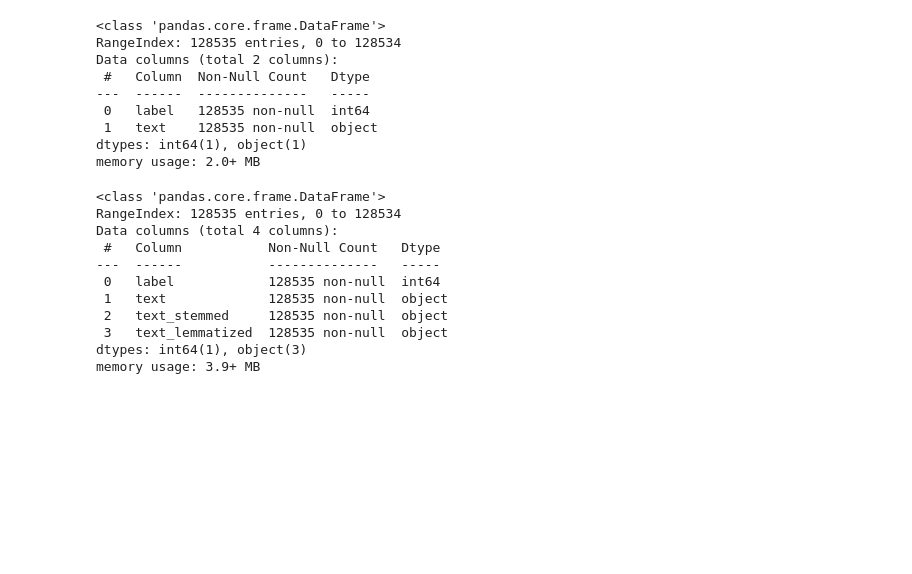
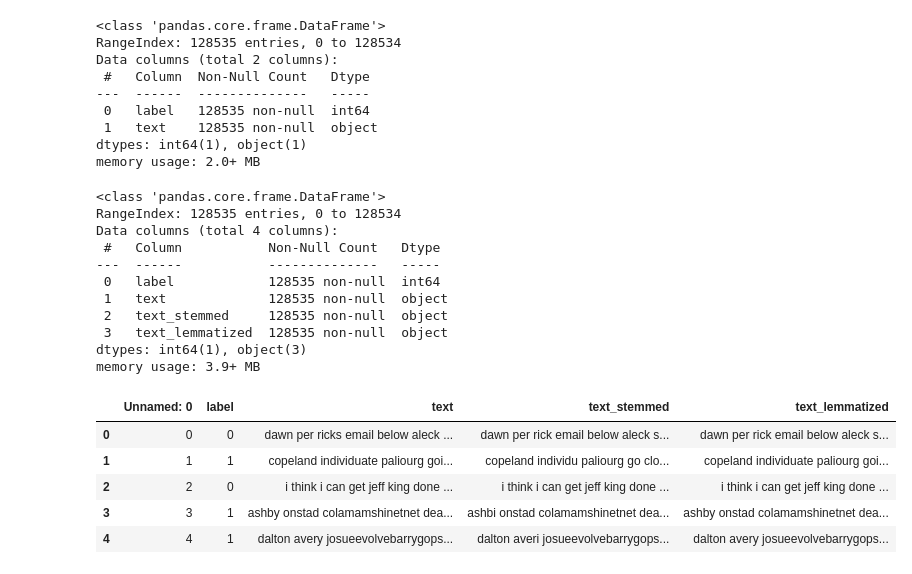
Before and after one commit to AmirNabiyev30/Elder_Fraud_Protection, a Jupyter notebook: Elder_Fraud_Protection.ipynb, the cells around one changed output. Drawn from its saved outputs; the diff is of its cells as text; code cells hidden in the pictures; blank space fills up the shorter version.

```diff
--- a/Elder_Fraud_Protection.ipynb
+++ b/Elder_Fraud_Protection.ipynb
@@ -159,0 +162,9 @@ df_balanced.to_csv()
+# %%
+df_balanced.head()
+# %% [output]
+|  | Unnamed: 0 | label | text | text_stemmed | text_lemmatized |
+| 0 | 0 | 0 | dawn per ricks email below aleck ... | dawn per rick email below aleck s... | dawn per rick email below aleck s... |
+| 1 | 1 | 1 | copeland individuate paliourg goi... | copeland individu paliourg go clo... | copeland individuate paliourg goi... |
+| 2 | 2 | 0 | i think i can get jeff king done ... | i think i can get jeff king done ... | i think i can get jeff king done ... |
+| 3 | 3 | 1 | ashby onstad colamamshinetnet dea... | ashbi onstad colamamshinetnet dea... | ashby onstad colamamshinetnet dea... |
+| 4 | 4 | 1 | dalton avery josueevolvebarrygops... | dalton averi josueevolvebarrygops... | dalton avery josueevolvebarrygops... |
```
Also changed, not shown: parts of 7 cells of this notebook.
